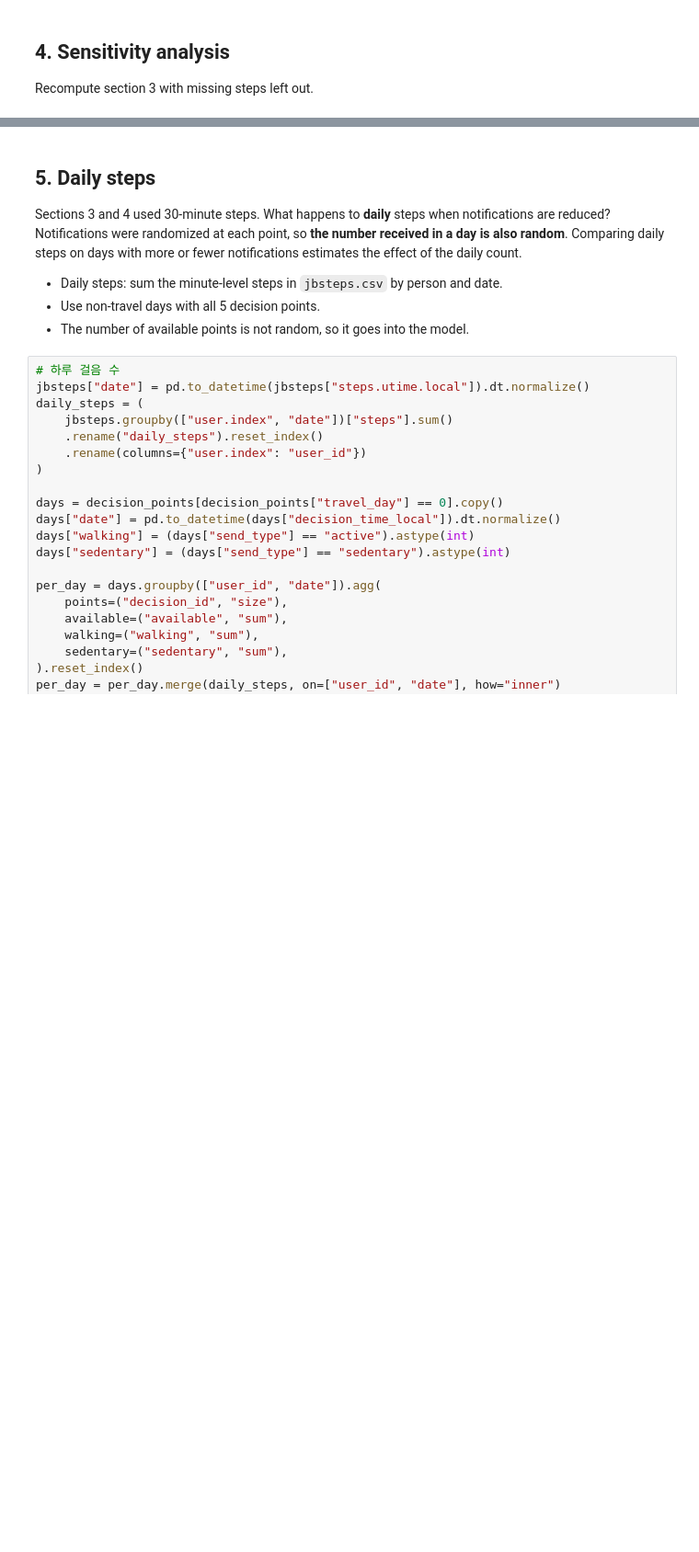
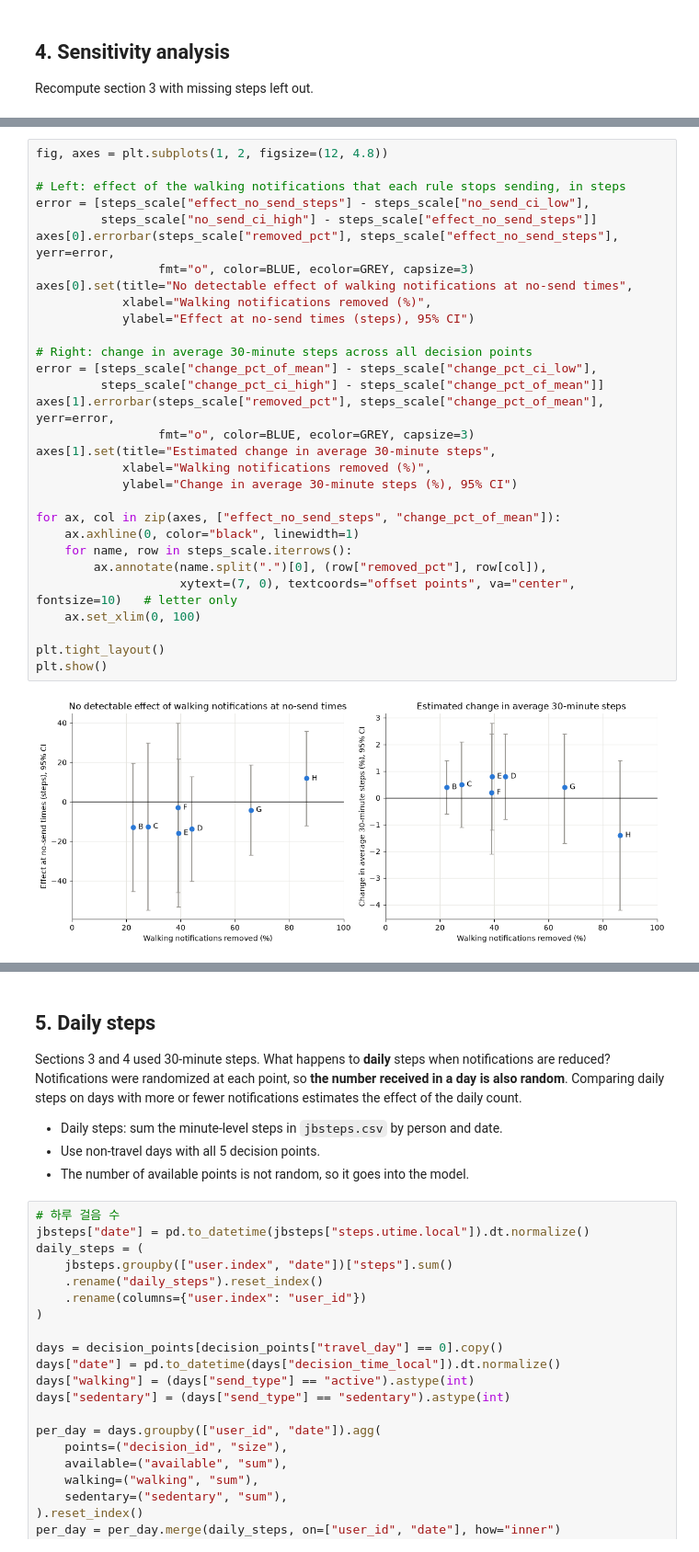
Before and after one commit to hyeonji-kim-data/heartsteps-notification, a Jupyter notebook: notebooks/07_policy.ipynb, the cells around one changed output, grey strips where cells are left out. Shown at 92% size. Cells and saved outputs as stored; diff of their text form; blank space fills up the shorter version.

```diff
--- a/notebooks/07_policy.ipynb
+++ b/notebooks/07_policy.ipynb
@@ -255,0 +297,32 @@ pd.DataFrame({
+# %%
+fig, axes = plt.subplots(1, 2, figsize=(12, 4.8))
+
+# Left: effect of the walking notifications that each rule stops sending, in steps
+error = [steps_scale["effect_no_send_steps"] - steps_scale["no_send_ci_low"],
+         steps_scale["no_send_ci_high"] - steps_scale["effect_no_send_steps"]]
+axes[0].errorbar(steps_scale["removed_pct"], steps_scale["effect_no_send_steps"], yerr=error,
+                 fmt="o", color=BLUE, ecolor=GREY, capsize=3)
+axes[0].set(title="No detectable effect of walking notifications at no-send times",
+            xlabel="Walking notifications removed (%)",
+            ylabel="Effect at no-send times (steps), 95% CI")
+
+# Right: change in average 30-minute steps across all decision points
+error = [steps_scale["change_pct_of_mean"] - steps_scale["change_pct_ci_low"],
+         steps_scale["change_pct_ci_high"] - steps_scale["change_pct_of_mean"]]
+axes[1].errorbar(steps_scale["removed_pct"], steps_scale["change_pct_of_mean"], yerr=error,
+                 fmt="o", color=BLUE, ecolor=GREY, capsize=3)
+axes[1].set(title="Estimated change in average 30-minute steps",
+            xlabel="Walking notifications removed (%)",
+            ylabel="Change in average 30-minute steps (%), 95% CI")
+
+for ax, col in zip(axes, ["effect_no_send_steps", "change_pct_of_mean"]):
+    ax.axhline(0, color="black", linewidth=1)
+    for name, row in steps_scale.iterrows():
+        ax.annotate(name.split(".")[0], (row["removed_pct"], row[col]),
+                    xytext=(7, 0), textcoords="offset points", va="center", fontsize=10)   # letter only
+    ax.set_xlim(0, 100)
+
+plt.tight_layout()
+plt.show()
+# %% [output]
+[figure, added]
```
Also changed, not shown: parts of 9 cells of this notebook.
